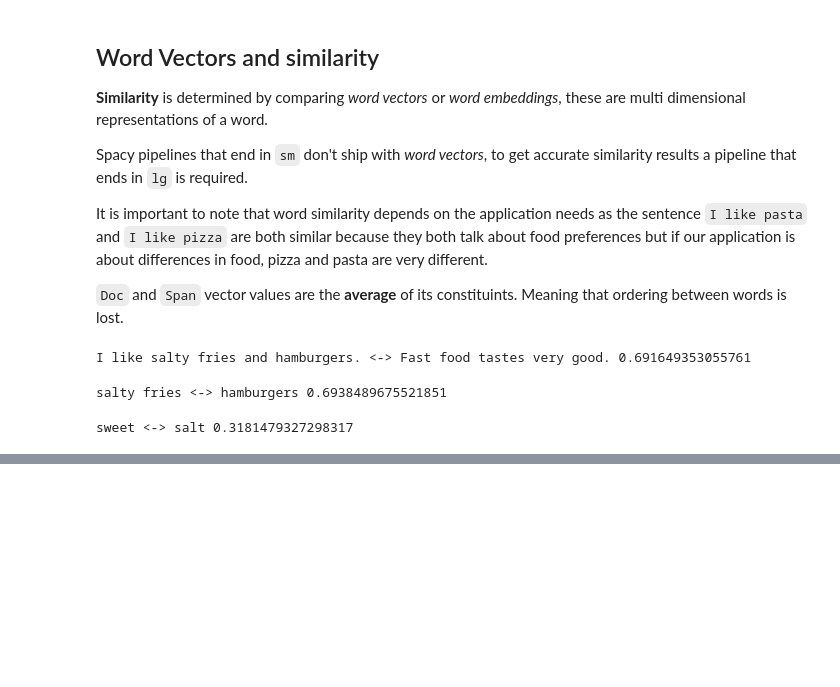
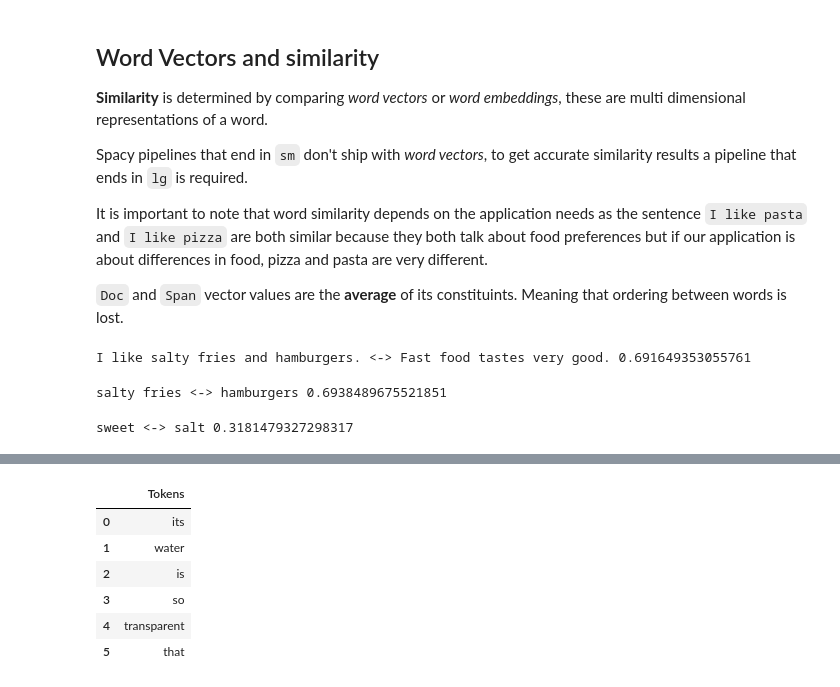
Before and after one commit to MartimVideira/nlp, a Jupyter notebook: my_preprocessing.ipynb, the cells around one changed output, grey strips where cells are left out. Saved outputs shown, nothing was run; the diff lists cells and outputs as text; code cells hidden in the pictures; blank space fills up the shorter version.

```diff
--- a/my_preprocessing.ipynb
+++ b/my_preprocessing.ipynb
@@ -553,3 +553,13 @@ sweet <-> salt 0.3181479327298317
 ![Pipeline](https://spacy.io/images/pipeline.svg)
 
 ![Architecture](https://spacy.io/images/architecture.svg)
+# %%
+pd.DataFrame(word_tokenize("its water is so transparent that"),columns=["Tokens"])
+# %% [output]
+|  | Tokens |
+| 0 | its |
+| 1 | water |
+| 2 | is |
+| 3 | so |
+| 4 | transparent |
+| 5 | that |
```
Also changed, not shown: parts of 7 cells of this notebook, 1 other file.
